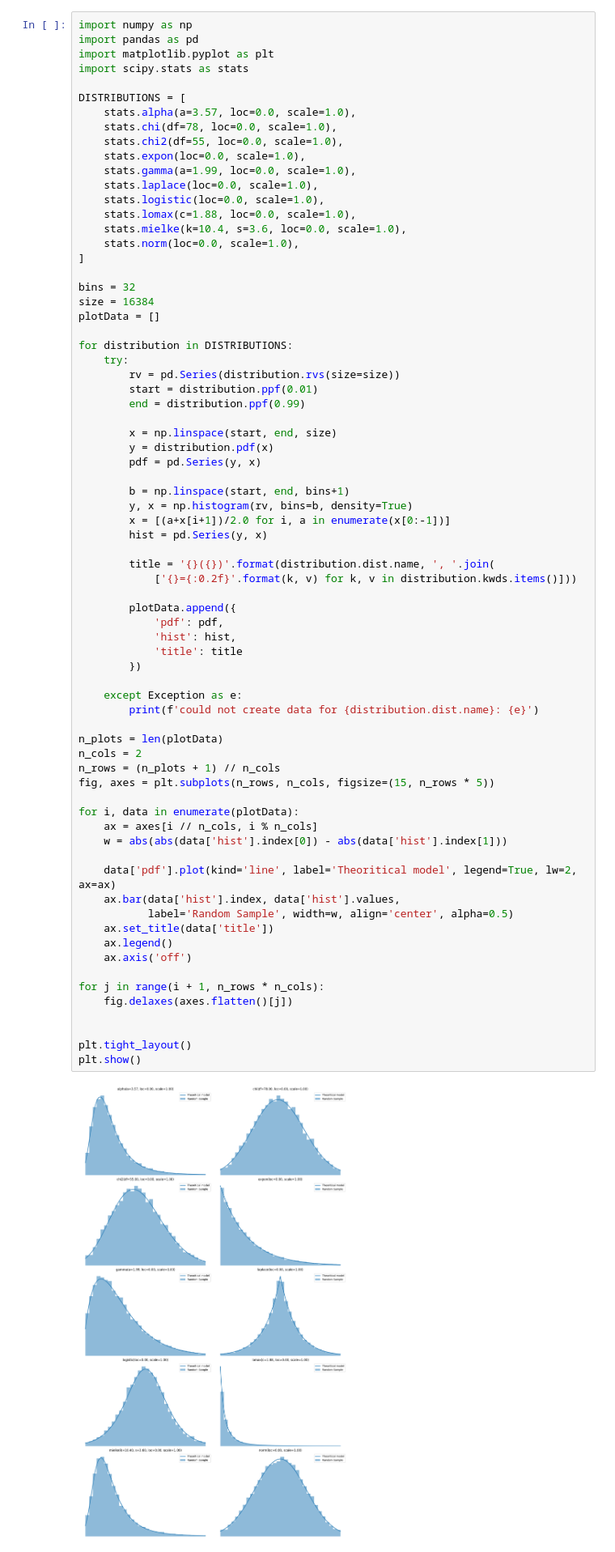
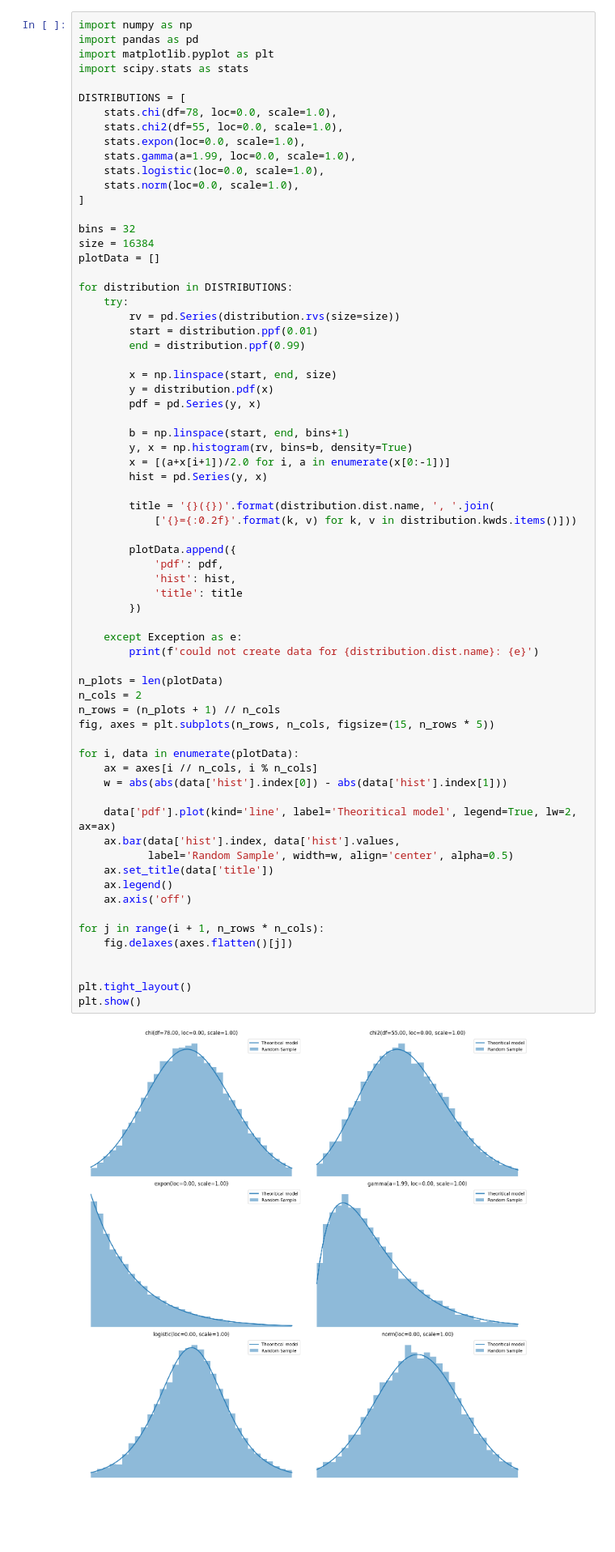
Before and after one commit to OgrodowskiJedrzej/Intro-To-Data-Science-Notebooks, a Jupyter notebook: Statistics.ipynb, the cells around one changed output. Shown at 81% size. Saved outputs shown, nothing was run; the diff lists cells and outputs as text; blank space fills up the shorter version.

```diff
--- a/Statistics.ipynb
+++ b/Statistics.ipynb
@@ -57,15 +45,11 @@ import matplotlib.pyplot as plt
 import scipy.stats as stats
 
 DISTRIBUTIONS = [
-    stats.alpha(a=3.57, loc=0.0, scale=1.0),
     stats.chi(df=78, loc=0.0, scale=1.0),
     stats.chi2(df=55, loc=0.0, scale=1.0),
     stats.expon(loc=0.0, scale=1.0),
     stats.gamma(a=1.99, loc=0.0, scale=1.0),
-    stats.laplace(loc=0.0, scale=1.0),
     stats.logistic(loc=0.0, scale=1.0),
-    stats.lomax(c=1.88, loc=0.0, scale=1.0),
-    stats.mielke(k=10.4, s=3.6, loc=0.0, scale=1.0),
     stats.norm(loc=0.0, scale=1.0),
 ]
 
@@ -96,34 +80,34 @@ for distribution in DISTRIBUTIONS:
             'hist': hist,
             'title': title
         })
 
     except Exception as e:
         print(f'could not create data for {distribution.dist.name}: {e}')
 
 n_plots = len(plotData)
 n_cols = 2
 n_rows = (n_plots + 1) // n_cols
 fig, axes = plt.subplots(n_rows, n_cols, figsize=(15, n_rows * 5))
 
 for i, data in enumerate(plotData):
     ax = axes[i // n_cols, i % n_cols]
     w = abs(abs(data['hist'].index[0]) - abs(data['hist'].index[1]))
 
     data['pdf'].plot(kind='line', label='Theoritical model', legend=True, lw=2, ax=ax)
     ax.bar(data['hist'].index, data['hist'].values,
            label='Random Sample', width=w, align='center', alpha=0.5)
     ax.set_title(data['title'])
     ax.legend()
     ax.axis('off')
 
 for j in range(i + 1, n_rows * n_cols):
     fig.delaxes(axes.flatten()[j])
 
 
 plt.tight_layout()
 plt.show()
 # %% [output]
-[figure, old version]
+[figure, new version]
 # %% [markdown]
 ### Mean
 
```
Also changed, not shown: parts of 18 cells of this notebook, 1 other file.
